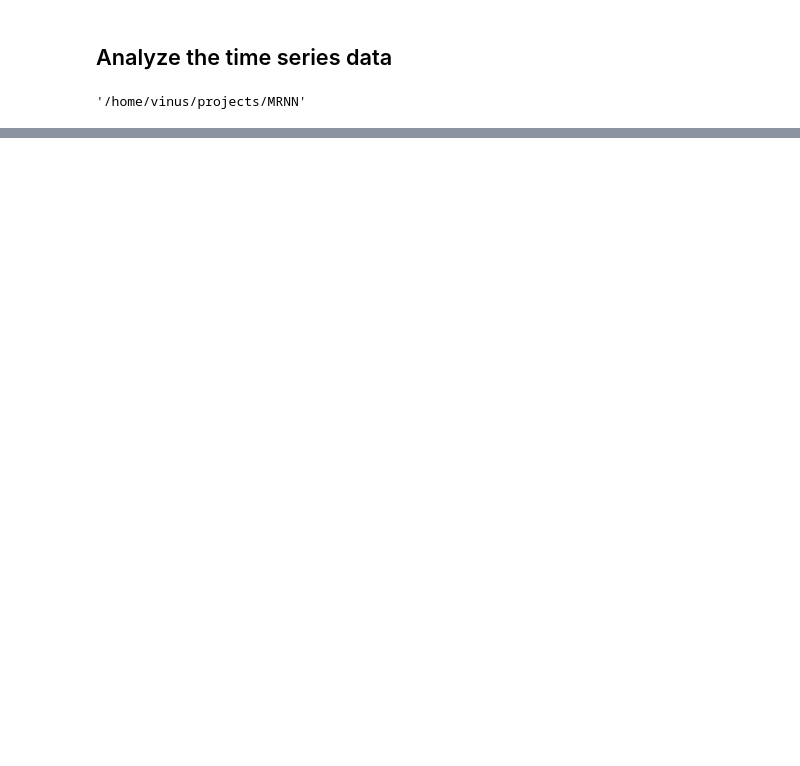
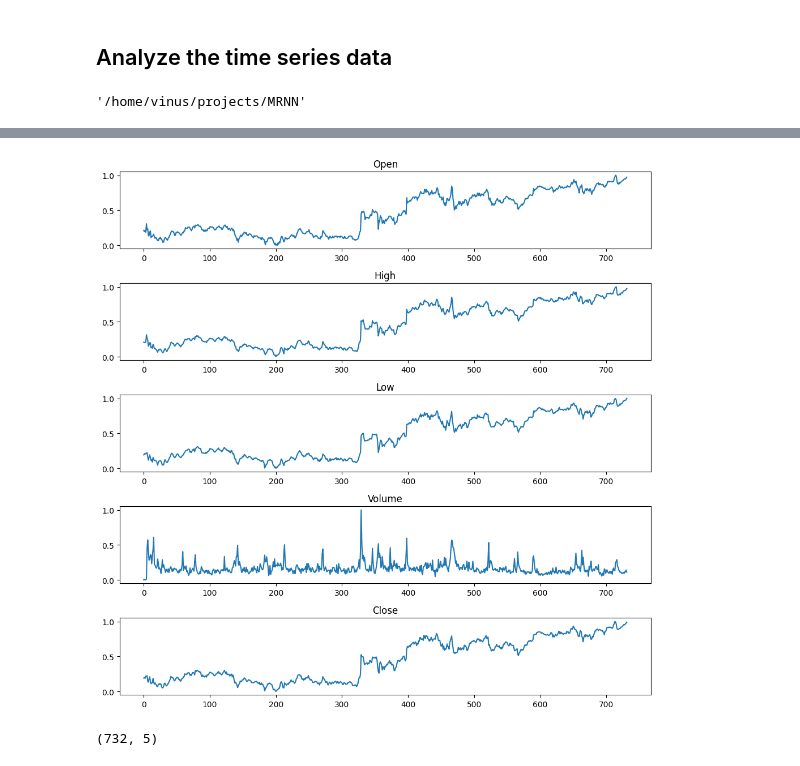
Before and after one commit to viniciusnvcosta/MRNN, a Jupyter notebook: notebooks/ts_analysis.ipynb, the cells around one changed output, grey strips where cells are left out. Cells and saved outputs as stored; diff of their text form; code cells hidden in the pictures; blank space fills up the shorter version.

```diff
--- a/notebooks/ts_analysis.ipynb
+++ b/notebooks/ts_analysis.ipynb
@@ -28,0 +52,45 @@ df.columns.size
+# %%
+seq_len = 7
+missing_rate = 0.2
+h_dim = 10
+batch_size = 128
+iteration = 2000
+learning_rate = 0.01
+metric_name = "rmse"
+# %%
+# Load the dataset
+data = np.loadtxt("data/google.csv", delimiter=",", skiprows=1)
+# Reverse time order
+data = data[::-1]
+# Normalize the data
+data, norm_parameters = MinMaxScaler(data)
+
+# Parameters
+no, dim = data.shape
+no = no - seq_len
+
+# Define original data
+ori_x = list()
+for i in range(no):
+    temp_ori_x = data[i : (i + seq_len)]
+    ori_x = ori_x + [temp_ori_x]
+# %%
+import matplotlib.pyplot as plt
+
+names = ["Open", "High", "Low", "Volume", "Close"]
+# Create a grid of subplots
+fig, axes = plt.subplots(dim, 1, figsize=(10, 10))
+
+for i in range(dim):
+    axes[i].plot(data[:, i])
+    axes[i].set_title(names[i])
+
+plt.tight_layout()
+
+plt.show()
+# %% [output]
+[figure, added]
+# %%
+data.shape
+# %% [output]
+(732, 5)
```
Also changed, not shown: parts of 26 cells of this notebook, 5 other files.
